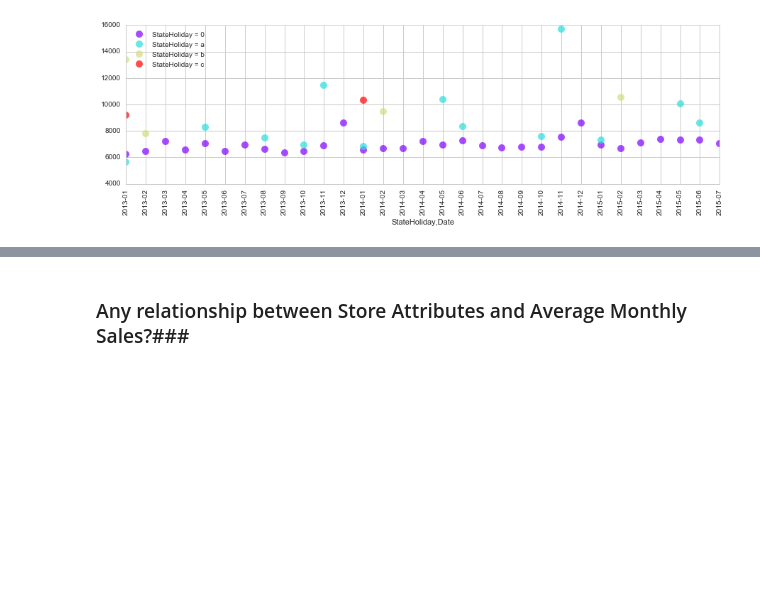
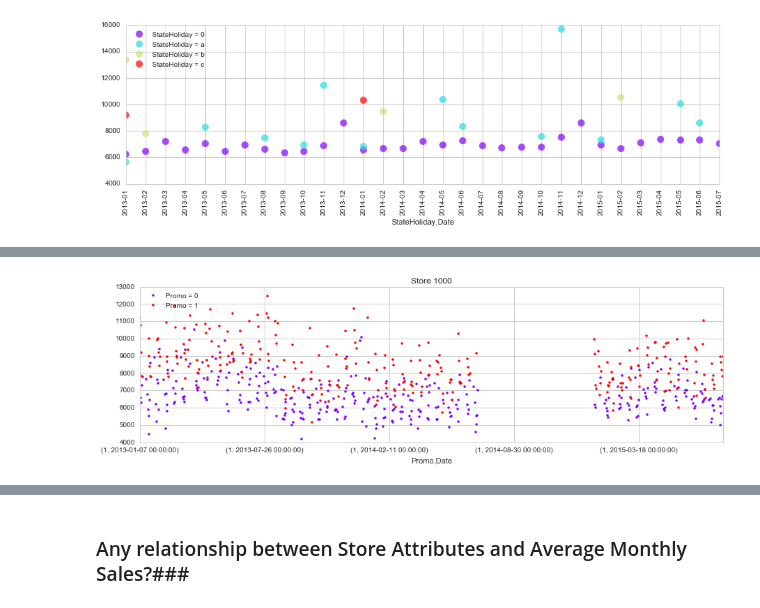
Before and after one commit to rocket-ron/kaggle, a Jupyter notebook: rossman/Exploratory_3.ipynb, the cells around one changed output, grey strips where cells are left out. Cells and saved outputs as stored; diff of their text form; code cells hidden in the pictures; blank space fills up the shorter version.

```diff
--- a/rossman/Exploratory_3.ipynb
+++ b/rossman/Exploratory_3.ipynb
@@ -337,0 +358,4 @@ PlotAvgSalesByGroup('StateHoliday', linestyle='None', marker='o', markersize=10,
+# %%
+PlotAvgSalesByGroup('Promo', store=1000, marker='.',daily=True, linestyle='None')
+# %% [output]
+[figure, added]
```
Also changed, not shown: parts of 11 cells of this notebook.
